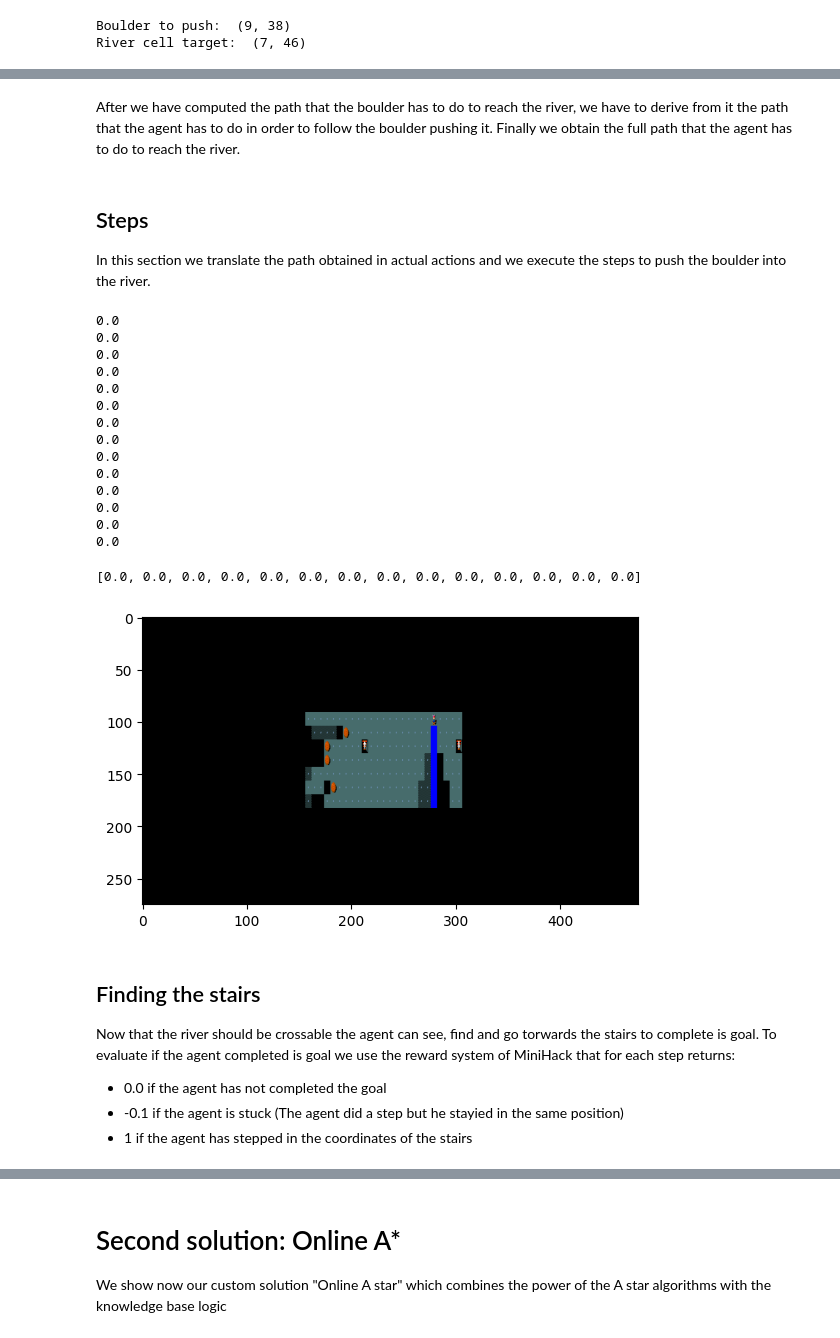
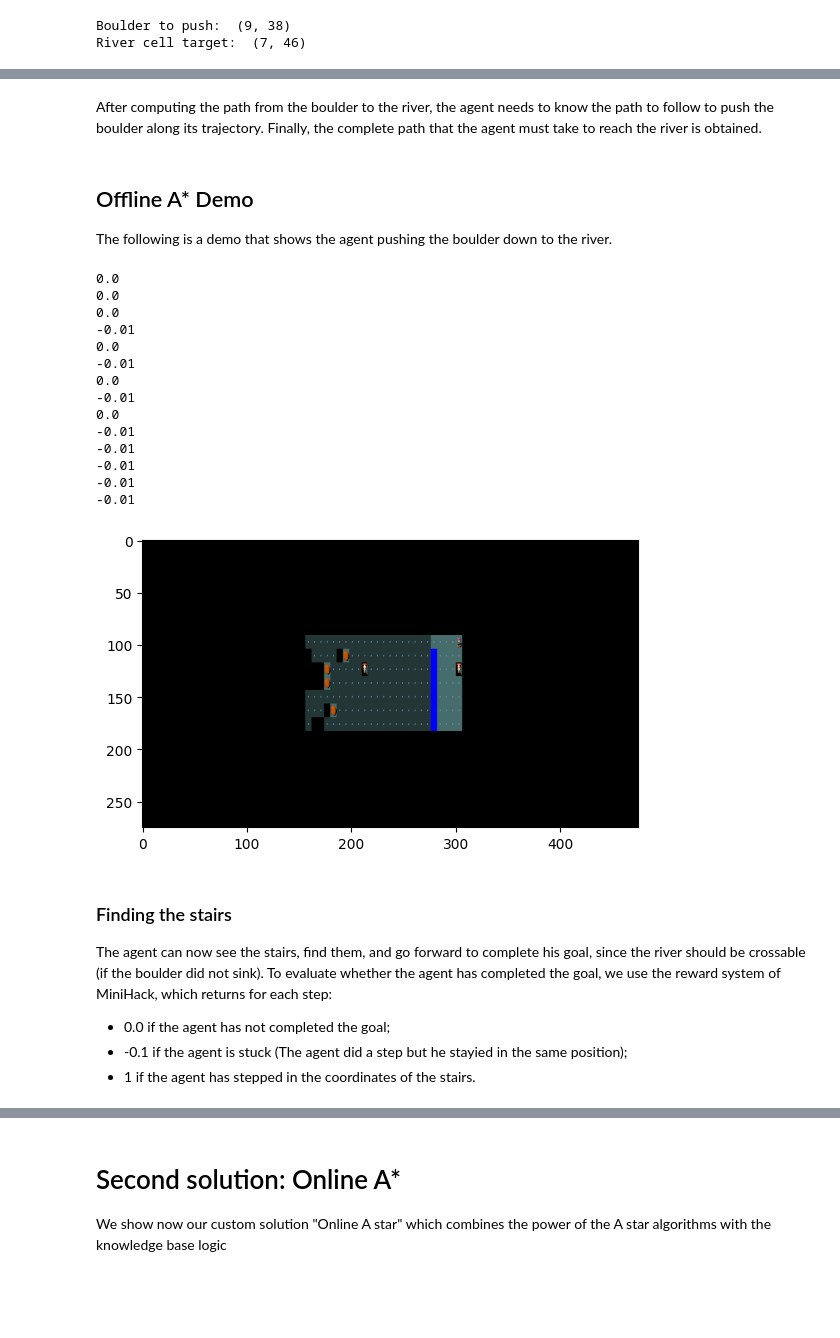
Before and after one commit to JacopoRaffi/AIF_Project, a Jupyter notebook: report.ipynb, the cells around one changed output, grey strips where cells are left out. Cells and saved outputs as stored; diff of their text form; code cells hidden in the pictures; blank space fills up the shorter version.

```diff
--- a/report.ipynb
+++ b/report.ipynb
@@ -102,7 +102,7 @@ We compute in this order:
 path_boulder_river = a_star(game_map, coordinates_min_boulder,river_target, True, False, get_optimal_distance_point_to_point)
 pushing_position = position_for_boulder_push(coordinates_min_boulder, path_boulder_river[1])[1]
 path_player_to_pushing_position = a_star(game_map, start,  pushing_position,False,False, get_optimal_distance_point_to_point)
-# %% [markdown]
-After we have computed the path that the boulder has to do to reach the river, we have to derive from it the path that the agent has to do in order to follow the boulder pushing it. Finally we obtain the full path that the agent has to do to reach the river.
+# %% [markdown]
+After computing the path from the boulder to the river, the agent needs to know the path to follow to push the boulder along its trajectory. Finally, the complete path that the agent must take to reach the river is obtained.
 # %%
 try:
@@ -112,36 +112,35 @@ try:
     agent_full_path.append(path_boulder_river[-1]) # Add the river position so the agent steps where there was the river
 except Exception as e:
     print("Offline A* failed:", str(e))
-# %% [markdown]
-## Steps
-In this section we translate the path obtained in actual actions and we execute the steps to push the boulder into the river.
+# %% [markdown]
+## Offline A* Demo
+The following is a demo that shows the agent pushing the boulder down to the river.
 # %%
-actions, names = actions_from_path(start, agent_full_path)
-plot_animated_sequence(env,game, game_map,actions[1:]) #Remove first action because it is the start position
+actions, names = actions_from_path(start, agent_full_path) # Get the actions the agent needs to perform
+_ = plot_animated_sequence(env,game, game_map,actions[1:]) #Remove first action because it is the start position
 # %% [output]
 0.0
 0.0
 0.0
+-0.01
 0.0
+-0.01
 0.0
+-0.01
 0.0
-0.0
-0.0
-0.0
-0.0
-0.0
-0.0
-0.0
-0.0
+-0.01
+-0.01
+-0.01
+-0.01
+-0.01
-[0.0, 0.0, 0.0, 0.0, 0.0, 0.0, 0.0, 0.0, 0.0, 0.0, 0.0, 0.0, 0.0, 0.0]
-[figure, old version]
+[figure, new version]
 # %% [markdown]
-## Finding the stairs
-Now that the river should be crossable the agent can see, find and go torwards the stairs to complete is goal.
-To evaluate if the agent completed is goal we use the reward system of MiniHack that for each step returns:
-* 0.0 if the agent has not completed the goal
-* -0.1 if the agent is stuck (The agent did a step but he stayied in the same position)
-* 1 if the agent has stepped in the coordinates of the stairs
+### Finding the stairs
+The agent can now see the stairs, find them, and go forward to complete his goal, since the river should be crossable (if the boulder did not sink).
+To evaluate whether the agent has completed the goal, we use the reward system of MiniHack, which returns for each step:
+* 0.0 if the agent has not completed the goal;
+* -0.1 if the agent is stuck (The agent did a step but he stayied in the same position);
+* 1 if the agent has stepped in the coordinates of the stairs.
 # %%
 player_pos = get_player_location(game_map)
 exit_pos = find_stairs(env, game_map)
```
Also changed, not shown: parts of 10 cells of this notebook.
